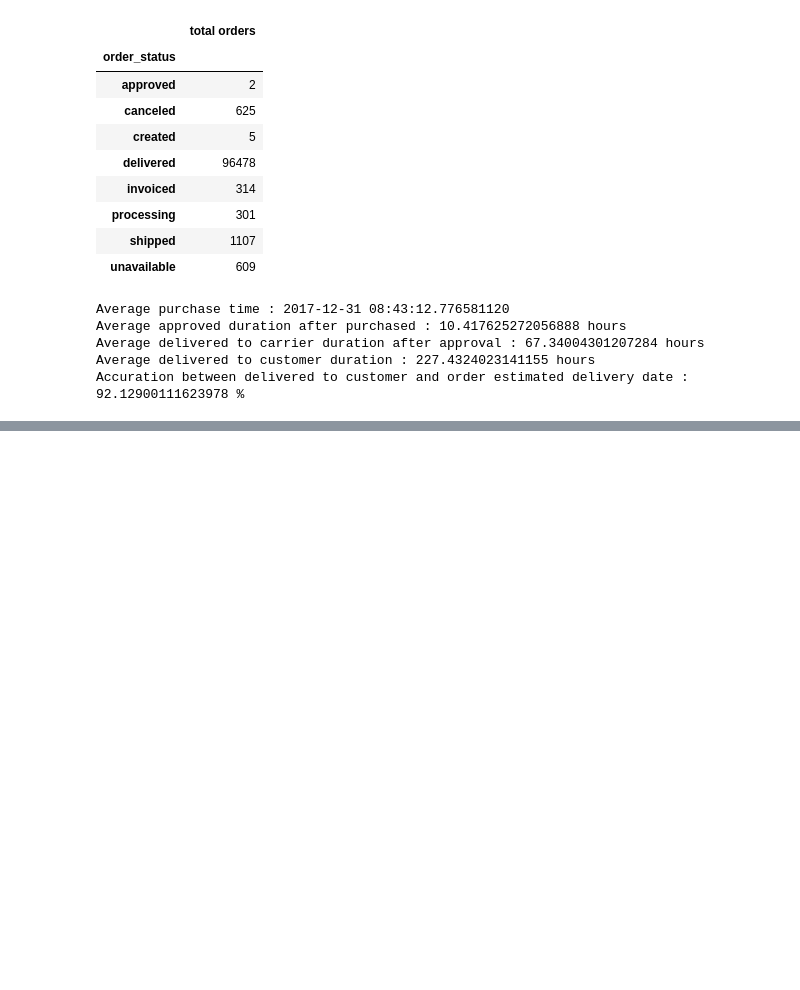
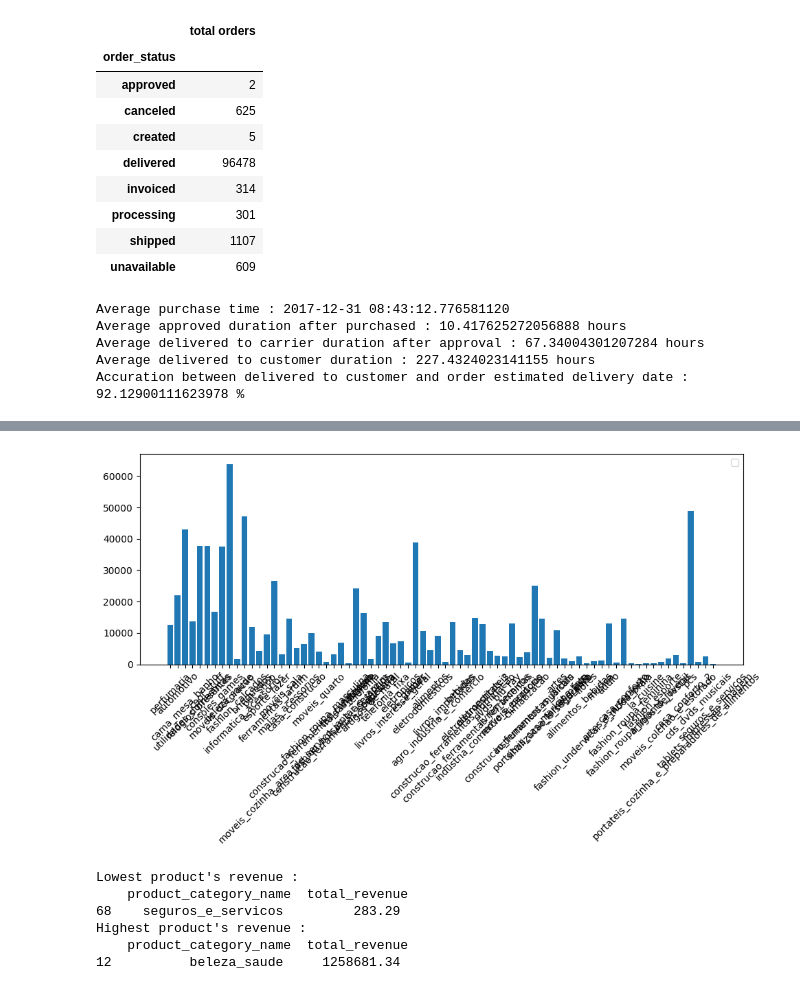
Before and after one commit to nathsteve13/ecommerce-dataset-analysis, a Jupyter notebook: notebook.ipynb, the cells around one changed output, grey strips where cells are left out. Saved outputs shown, nothing was run; the diff lists cells and outputs as text; code cells hidden in the pictures; blank space fills up the shorter version.

```diff
--- a/notebook.ipynb
+++ b/notebook.ipynb
@@ -536,11 +536,11 @@ df_product_agg = df_order_items.groupby('product_id').agg({
     'freight_value': 'avg_freight_value'
 })
 
-df_final = pd.merge(df_product_agg, df_products[['product_id', 'product_category_name']], on='product_id')
+df_final_product_agg = pd.merge(df_product_agg, df_products[['product_id', 'product_category_name']], on='product_id')
 
-df_final = pd.merge(df_final, df_product_category[['product_category_name']], on='product_category_name', how='left')
+df_final_product_agg = pd.merge(df_final_product_agg, df_product_category[['product_category_name']], on='product_category_name', how='left')
 
-df_final[['product_category_name', 'total_items_sold', 'total_revenue', 'avg_freight_value']]
+df_final_product_agg[['product_category_name', 'total_items_sold', 'total_revenue', 'avg_freight_value']]
 # %% [output]
 |  | product_category_name | total_items_sold | total_revenue | avg_freight_value |
 | 0 | perfumaria | 1 | 101.65 | 18.590 |
@@ -750,0 +796,25 @@ Accuration between delivered to customer and order estimated delivery date : 92.
+# %%
+plt.subplots(figsize=(10, 6))
+plt.bar(x=df_final_product_agg["product_category_name"], height=df_final_product_agg["total_revenue"])
+plt.xticks(rotation=45)
+plt.tight_layout()
+plt.show()
+# %% [output]
+[figure, added]
+# %%
+df_merged = pd.merge(df_order_items, df_products[['product_id', 'product_category_name']], on='product_id')
+df_revenue = df_merged.groupby('product_category_name').agg({
+    'price': 'sum'
+}).reset_index().rename(columns={
+    'price': 'total_revenue'
+})
+
+print(f"Lowest product's revenue : \n {df_revenue.nsmallest(1, 'total_revenue')}")
+print(f"Highest product's revenue : \n {df_revenue.nlargest(1, 'total_revenue')}")
+# %% [output]
+Lowest product's revenue :
+    product_category_name  total_revenue
+68    seguros_e_servicos         283.29
+Highest product's revenue :
+    product_category_name  total_revenue
+12          beleza_saude     1258681.34
```
Also changed, not shown: parts of 22 cells of this notebook.
